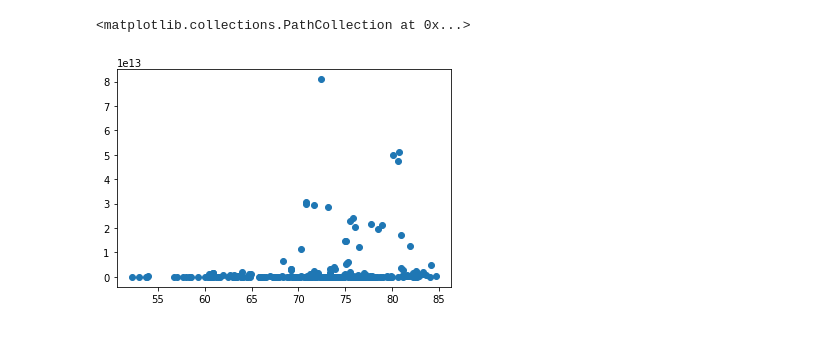
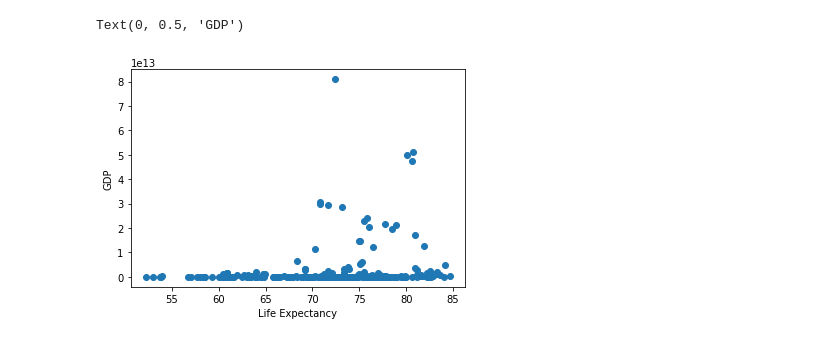
Before and after one commit to hquach-cs/MiniProjects, a Jupyter notebook: #1/main.ipynb, the cells around one changed output. Drawn from its saved outputs; the diff is of its cells as text; code cells hidden in the pictures.

```diff
--- a/#1/main.ipynb
+++ b/#1/main.ipynb
@@ -1,17 +1,19 @@
 # %%
 import pandas as pd
 import matplotlib.pyplot as plt
 
 GDP = pd.read_csv("GDP.csv",thousands=',')
 LE = pd.read_csv("LE.csv")
 Data = {'Country':GDP['Country Name'],'GDP':GDP['2017'],'LE':LE['2017']}
 Data = pd.DataFrame(Data,columns=['Country','GDP','LE'])
 # Data = Data[Data['GDP'] > 0.1e13]
 Data = Data.dropna()
 x = Data['LE'].to_numpy()
 y = Data['GDP'].to_numpy()
 plt.scatter(x,y)
+plt.xlabel("Life Expectancy")
+plt.ylabel("GDP")
 # %% [output]
-<matplotlib.collections.PathCollection at 0x...>
+Text(0, 0.5, 'GDP')
-[figure, old version]
+[figure, new version]
 # %%
```
Also changed, not shown: parts of 2 cells of this notebook.
